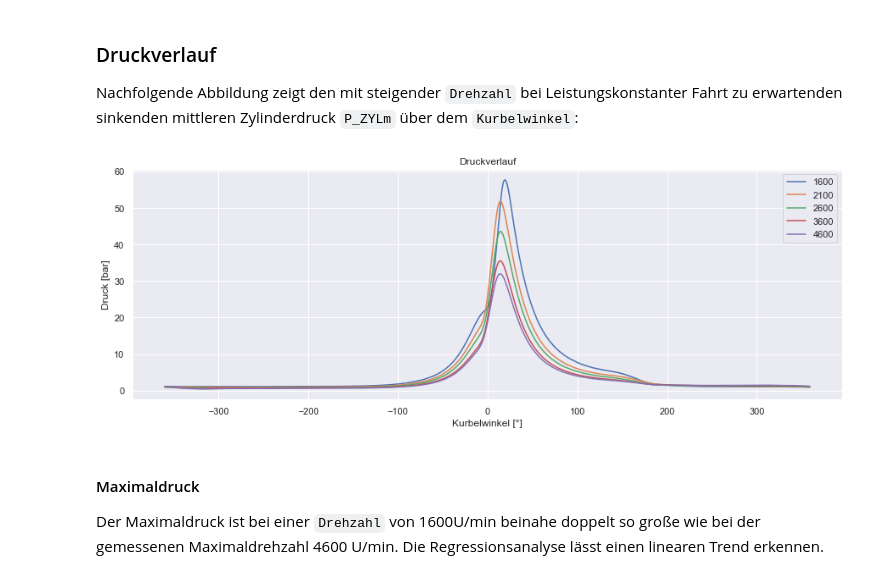
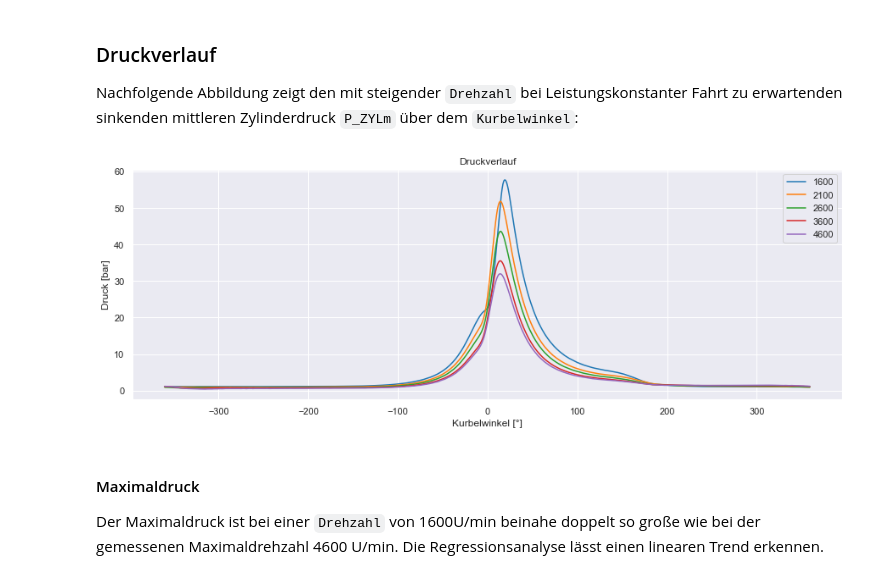
Before and after one commit to marcussteinbacher/kfzlu, a Jupyter notebook: Protokoll.ipynb, the cells around one changed output. Cells and saved outputs as stored; diff of their text form; code cells hidden in the pictures.

```diff
--- a/Protokoll.ipynb
+++ b/Protokoll.ipynb
@@ -114,16 +114,14 @@ Nachfolgende Abbildung zeigt den mit steigender `Drehzahl` bei Leistungskonstant
 # %%
 #Druckverlauf alle Drehzahlen plotten
 fig, ax = plt.subplots(1,1,figsize=(15,5))
-for rpm in df["Drehzahl"].unique():
-    df_rpm = df[df["Drehzahl"]==rpm]
-    ax.plot(df_rpm["Kurbelwinkel"],df_rpm["P_ZYLm"],label=rpm)
+sns.lineplot(data=df,x="Kurbelwinkel",y="P_ZYLm",hue="Drehzahl",palette="tab10",ax=ax)
 ax.set_title("Druckverlauf")
 ax.set_xlabel("Kurbelwinkel [°]")
 ax.set_ylabel("Druck [bar]")
 plt.legend()
 plt.show()
 # %% [output]
-[figure, old version]
+[figure, new version]
 # %% [markdown]
 #### Maximaldruck
 Der Maximaldruck ist bei einer `Drehzahl` von 1600U/min beinahe doppelt so große wie bei der gemessenen Maximaldrehzahl 4600 U/min. Die Regressionsanalyse lässt einen linearen Trend erkennen.
```
Also changed, not shown: parts of 37 cells of this notebook.
